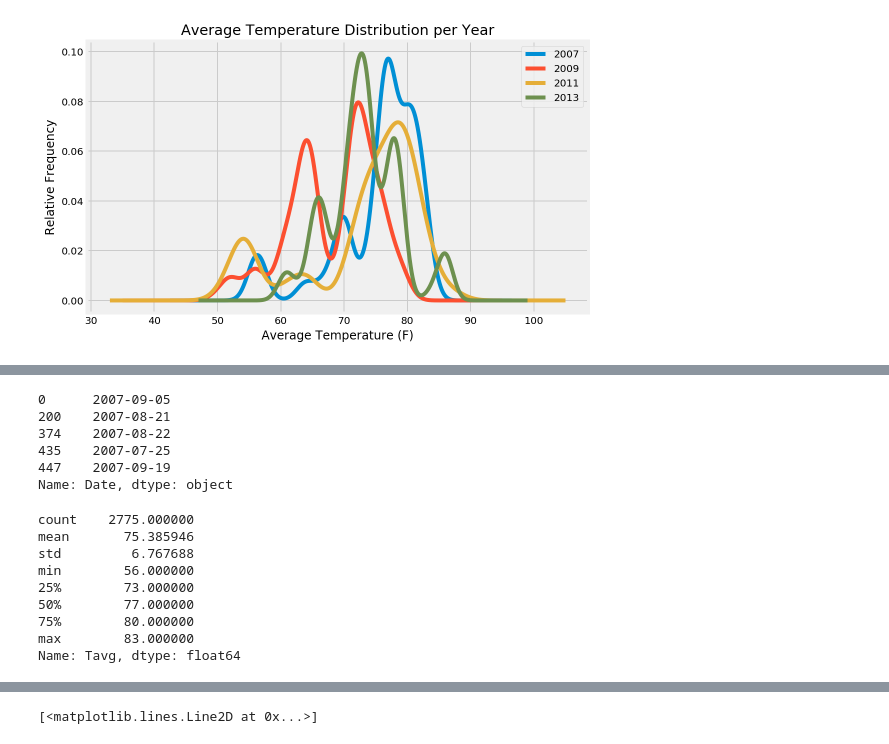
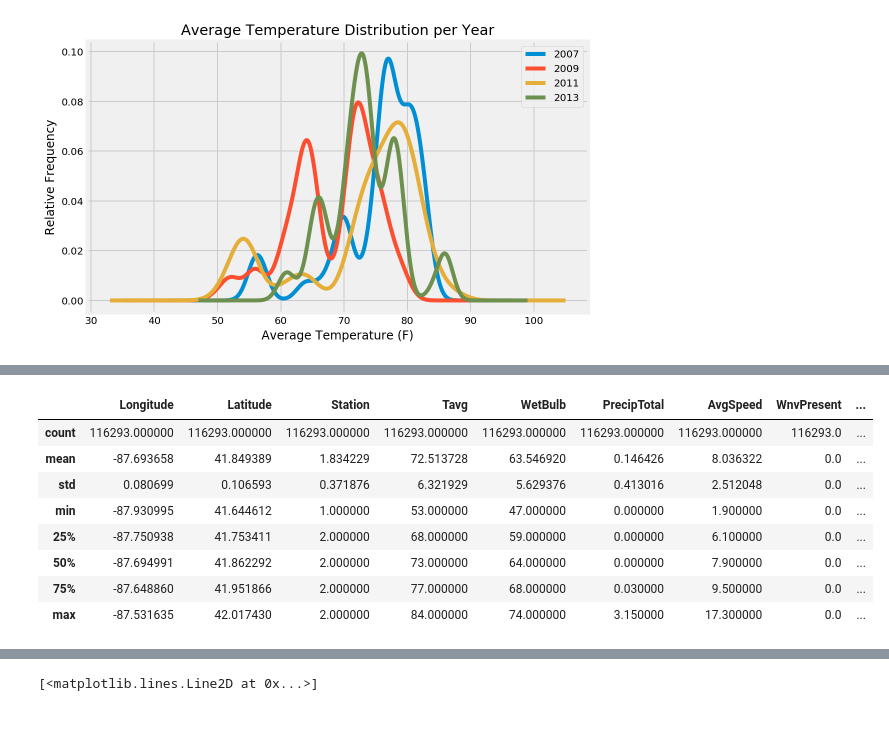
Before and after one commit to stedal/Westnile-Project, a Jupyter notebook: EDA.ipynb, the cells around one changed output, grey strips where cells are left out. Cells and saved outputs as stored; diff of their text form; code cells hidden in the pictures.

```diff
--- a/EDA.ipynb
+++ b/EDA.ipynb
@@ -252,24 +216,15 @@ x2007 = train[train['Year'] == '2007']['Date'].drop_duplicates(inplace = False)
-# %%
-x2007.head()
-# %% [output]
-0      2007-09-05
-200    2007-08-21
-374    2007-08-22
-435    2007-07-25
-447    2007-09-19
-Name: Date, dtype: object
 # %%
-y2007.describe()
+test.describe()
 # %% [output]
-count    2775.000000
-mean       75.385946
-std         6.767688
-min        56.000000
-25%        73.000000
-50%        77.000000
-75%        80.000000
-max        83.000000
-Name: Tavg, dtype: float64
+|  | Longitude | Latitude | Station | Tavg | WetBulb | PrecipTotal | AvgSpeed | WnvPresent | ... |
+| count | 116293.000000 | 116293.000000 | 116293.000000 | 116293.000000 | 116293.000000 | 116293.000000 | 116293.000000 | 116293.0 | ... |
+| mean | -87.693658 | 41.849389 | 1.834229 | 72.513728 | 63.546920 | 0.146426 | 8.036322 | 0.0 | ... |
+| std | 0.080699 | 0.106593 | 0.371876 | 6.321929 | 5.629376 | 0.413016 | 2.512048 | 0.0 | ... |
+| min | -87.930995 | 41.644612 | 1.000000 | 53.000000 | 47.000000 | 0.000000 | 1.900000 | 0.0 | ... |
+| 25% | -87.750938 | 41.753411 | 2.000000 | 68.000000 | 59.000000 | 0.000000 | 6.100000 | 0.0 | ... |
+| 50% | -87.694991 | 41.862292 | 2.000000 | 73.000000 | 64.000000 | 0.000000 | 7.900000 | 0.0 | ... |
+| 75% | -87.648860 | 41.951866 | 2.000000 | 77.000000 | 68.000000 | 0.030000 | 9.500000 | 0.0 | ... |
+| max | -87.531635 | 42.017430 | 2.000000 | 84.000000 | 74.000000 | 3.150000 | 17.300000 | 0.0 | ... |
 # %%
 def datetime(x):
     return np.array(x, dtype=np.datetime64)
```
Also changed, not shown: parts of 6 cells of this notebook, 1 other file.
